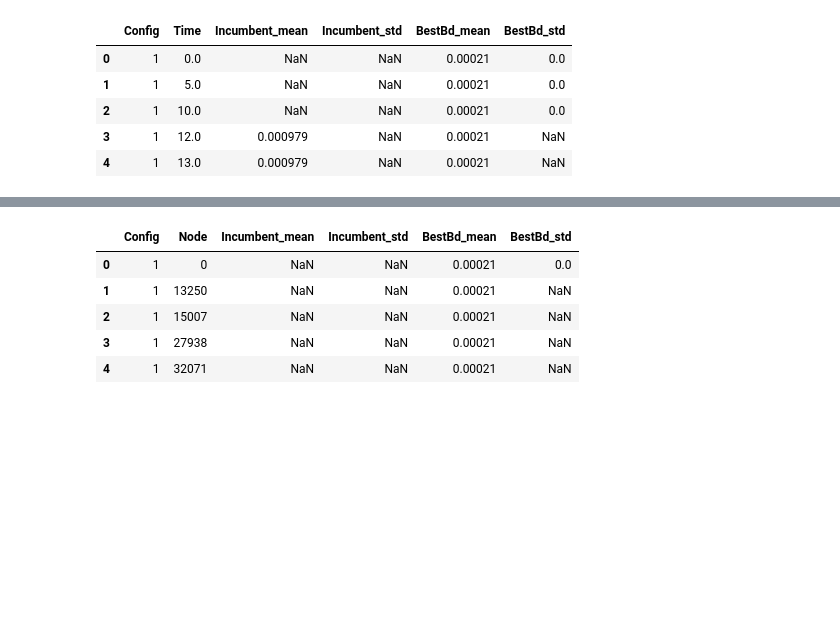
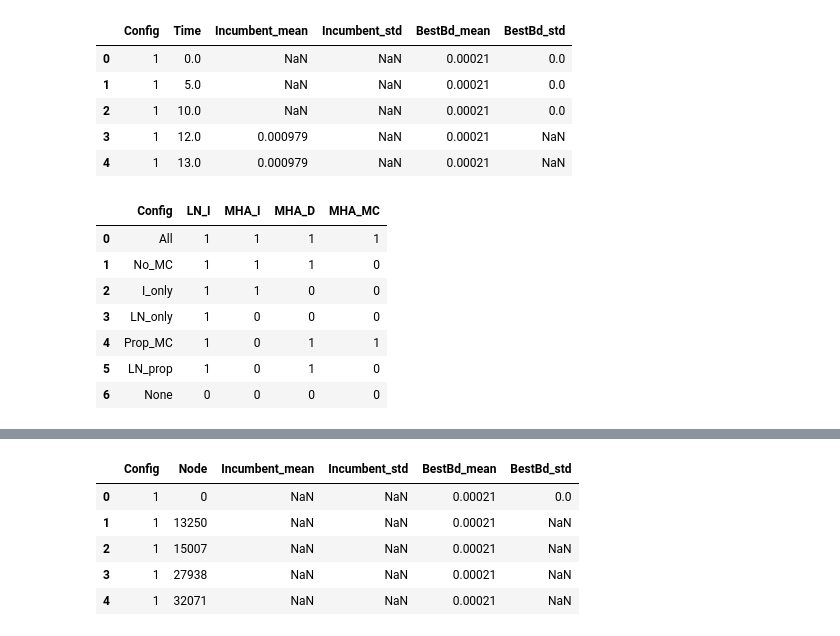
Before and after one commit to s-hallsworth/Transformer_Formulation, a Jupyter notebook: Case_Study_1/analyse_results.ipynb, the cells around one changed output, grey strips where cells are left out. Drawn from its saved outputs; the diff is of its cells as text; code cells hidden in the pictures; blank space fills up the shorter version.

```diff
--- a/Case_Study_1/analyse_results.ipynb
+++ b/Case_Study_1/analyse_results.ipynb
@@ -73,4 +73,28 @@ grouped_nl.head()
 | 2 | 1 | 10.0 | NaN | NaN | 0.00021 | 0.0 |
 | 3 | 1 | 12.0 | 0.000979 | NaN | 0.00021 | NaN |
 | 4 | 1 | 13.0 | 0.000979 | NaN | 0.00021 | NaN |
+# %%
+import pandas as pd
+combinations = {
+    "All": [1, 1, 1, 1],
+    "No_MC": [1, 1, 1, 0],
+    "I_only": [1, 1, 0, 0],
+    "LN_only": [1, 0, 0, 0],
+    "Prop_MC": [1, 0, 1, 1],
+    "LN_prop": [1, 0, 1, 0],
+    "None": [0, 0, 0, 0]
+}
+df_combi = pd.DataFrame.from_dict(combinations, orient='index', columns=['LN_I', 'MHA_I', 'MHA_D', 'MHA_MC'])
+df_combi.reset_index(inplace=True)
+df_combi.rename(columns={'index': 'Config'}, inplace=True)
+df_combi
+# %% [output]
+|  | Config | LN_I | MHA_I | MHA_D | MHA_MC |
+| 0 | All | 1 | 1 | 1 | 1 |
+| 1 | No_MC | 1 | 1 | 1 | 0 |
+| 2 | I_only | 1 | 1 | 0 | 0 |
+| 3 | LN_only | 1 | 0 | 0 | 0 |
+| 4 | Prop_MC | 1 | 0 | 1 | 1 |
+| 5 | LN_prop | 1 | 0 | 1 | 0 |
+| 6 | None | 0 | 0 | 0 | 0 |
 # %%
```
Also changed, not shown: parts of 3 cells of this notebook, 7 other files.
